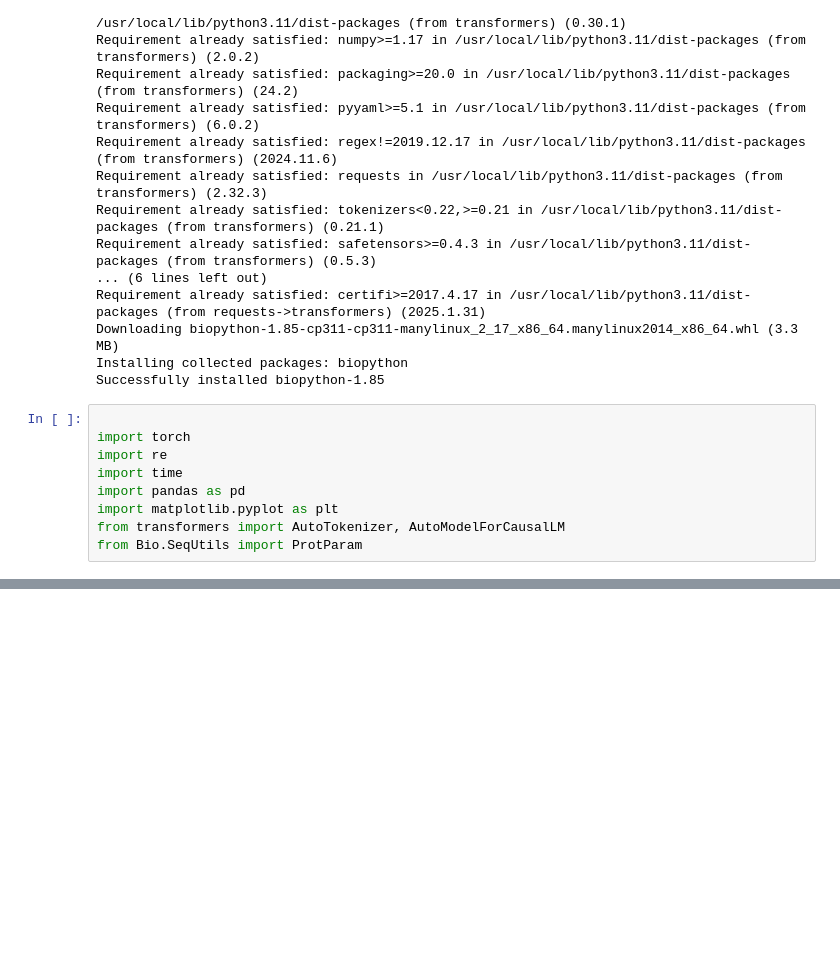
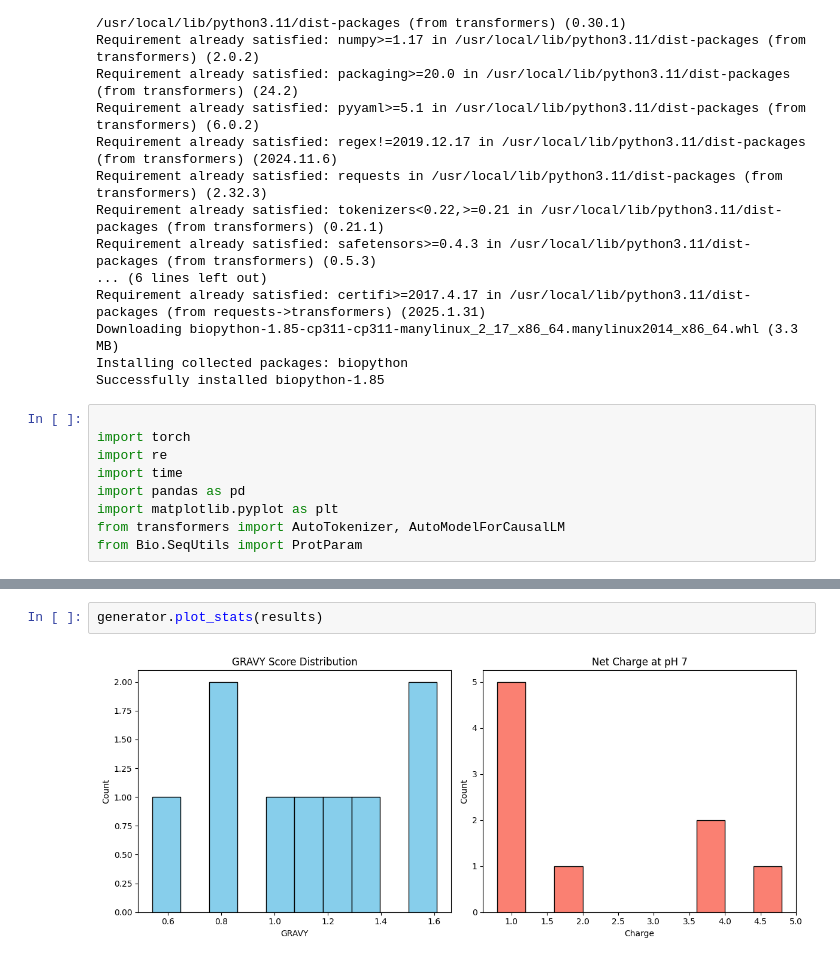
Before and after one commit to MahdieRah/Designing-AMPs-Using-Machine-Learning, a Jupyter notebook: AMP_Design_with_ProtGPT2.ipynb, the cells around one changed output, grey strips where cells are left out. Drawn from its saved outputs; the diff is of its cells as text; blank space fills up the shorter version.

```diff
--- a/AMP_Design_with_ProtGPT2.ipynb
+++ b/AMP_Design_with_ProtGPT2.ipynb
@@ -302,0 +214,4 @@ Using device: cuda
+# %%
+generator.plot_stats(results)
+# %% [output]
+[figure, added]
```
Also changed, not shown: parts of 6 cells of this notebook.
